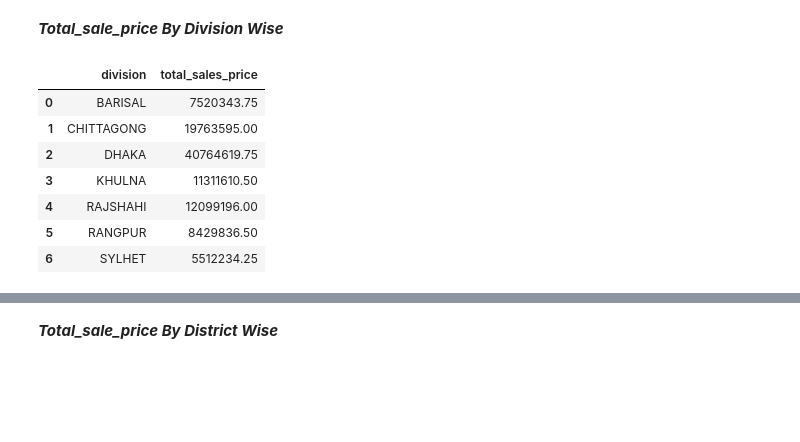
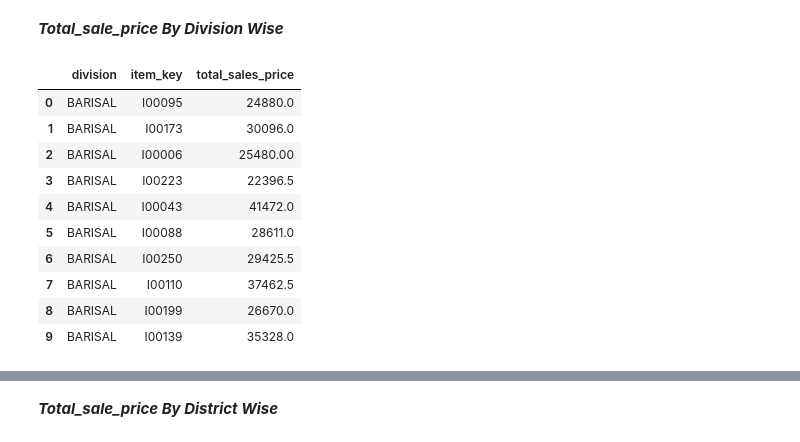
Before and after one commit to SadiaAlamChy/HDA-Tech-Learning, a Jupyter notebook: notebook/analytics/Olap.ipynb, the cells around one changed output, grey strips where cells are left out. Drawn from its saved outputs; the diff is of its cells as text; code cells hidden in the pictures; blank space fills up the shorter version.

```diff
--- a/notebook/analytics/Olap.ipynb
+++ b/notebook/analytics/Olap.ipynb
@@ -46,24 +43,22 @@ successfully connected to database
 ### Q1: Find the division/district/year/month wise total_sale_price joining fact table and respective dimension table
 # %% [markdown]
 ***Total_sale_price By Division Wise***
-# %%
-conn = psycopg2.connect(database="ecomdb",
-                                           user = "postgres",
-                                           password = "afra1234",
-                                           host = "127.0.0.1",
-                                           port = "5432")
-
-query ="SELECT  division, SUM(total_price) total_sales_price FROM ecom_schema.store_dim INNER JOIN ecom_schema.fact_table ON fact_table.store_key = store_dim.store_key GROUP BY store_dim.division;"
-
-data = sqlio.read_sql_query(query,conn)
-
-data
-# %% [output]
-|  | division | total_sales_price |
-| 0 | BARISAL | 7520343.75 |
-| 1 | CHITTAGONG | 19763595.00 |
-| 2 | DHAKA | 40764619.75 |
-| 3 | KHULNA | 11311610.50 |
-| 4 | RAJSHAHI | 12099196.00 |
-| 5 | RANGPUR | 8429836.50 |
-| 6 | SYLHET | 5512234.25 |
+# %%
+cur = con.cursor()
+select_stmt = "SELECT  s.division, t.item_key, SUM(t.total_price) FROM ecom_schema.fact_table t JOIN ecom_schema.store_dim s on s.store_key = t.store_key GROUP BY CUBE(s.division, t.item_key) ORDER BY s.division ASC"
+cur.execute(select_stmt)
+records = cur.fetchall()
+df = pd.DataFrame(list(records), columns=['division', 'item_key', 'total_sales_price'])
+df.head(10)
+# %% [output]
+|  | division | item_key | total_sales_price |
+| 0 | BARISAL | I00095 | 24880.0 |
+| 1 | BARISAL | I00173 | 30096.0 |
+| 2 | BARISAL | I00006 | 25480.00 |
+| 3 | BARISAL | I00223 | 22396.5 |
+| 4 | BARISAL | I00043 | 41472.0 |
+| 5 | BARISAL | I00088 | 28611.0 |
+| 6 | BARISAL | I00250 | 29425.5 |
+| 7 | BARISAL | I00110 | 37462.5 |
+| 8 | BARISAL | I00199 | 26670.0 |
+| 9 | BARISAL | I00139 | 35328.0 |
```
Also changed, not shown: parts of 24 cells of this notebook, 1 other file.
